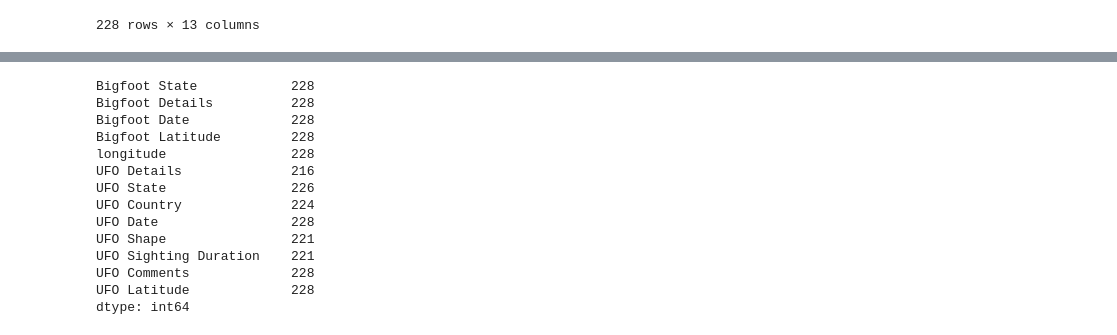
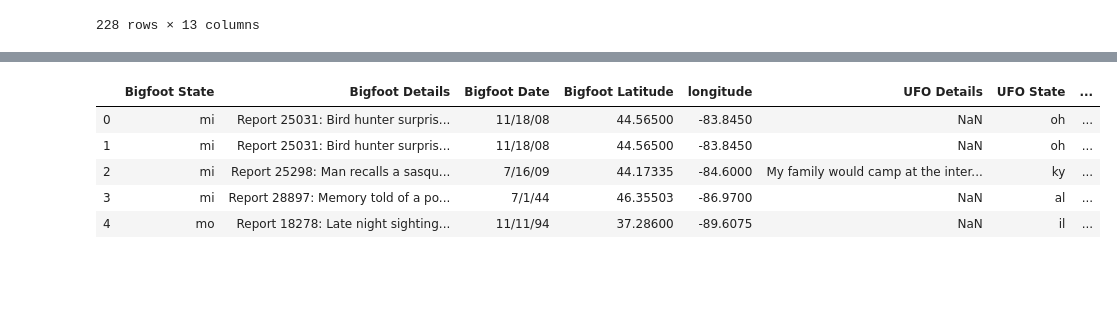
Before and after one commit to RaveElevator/ETL-Project, a Jupyter notebook: bf_ufo_db.ipynb, the cells around one changed output, grey strips where cells are left out. Drawn from its saved outputs; the diff is of its cells as text; code cells hidden in the pictures; blank space fills up the shorter version.

```diff
--- a/bf_ufo_db.ipynb
+++ b/bf_ufo_db.ipynb
@@ -88 +108,16 @@ merge_df_rename
+# %%
+#Remove the extra commas to ensure that the csv will read into the database correctly.
+
+cols = ['Bigfoot State', 'Bigfoot Details', 'Bigfoot Date', 'Bigfoot Latitude', 'longitude', 'UFO Details', 'UFO State',
+       'UFO Country', 'UFO Date', 'UFO Shape', 'UFO Sighting Duration', 'UFO Comments', 'UFO Latitude']
+merge_df_rename[cols] = merge_df_rename[cols].replace({',': ';'}, regex = True)
+# %%
+merge_df_rename.head()
+# %% [output]
+|  | Bigfoot State | Bigfoot Details | Bigfoot Date | Bigfoot Latitude | longitude | UFO Details | UFO State | ... |
+| 0 | mi | Report 25031: Bird hunter surpris... | 11/18/08 | 44.56500 | -83.8450 | NaN | oh | ... |
+| 1 | mi | Report 25031: Bird hunter surpris... | 11/18/08 | 44.56500 | -83.8450 | NaN | oh | ... |
+| 2 | mi | Report 25298: Man recalls a sasqu... | 7/16/09 | 44.17335 | -84.6000 | My family would camp at the inter... | ky | ... |
+| 3 | mi | Report 28897: Memory told of a po... | 7/1/44 | 46.35503 | -86.9700 | NaN | al | ... |
+| 4 | mo | Report 18278: Late night sighting... | 11/11/94 | 37.28600 | -89.6075 | NaN | il | ... |
 # %%
@@ -96,17 +126,0 @@ merge_df_rename.to_csv('Resources/bigfoot_ufo_longitude_csv.csv')
-# %%
-merge_df_rename.count()
-# %% [output]
-Bigfoot State            228
-Bigfoot Details          228
-Bigfoot Date             228
-Bigfoot Latitude         228
-longitude                228
-UFO Details              216
-UFO State                226
-UFO Country              224
-UFO Date                 228
-UFO Shape                221
-UFO Sighting Duration    221
-UFO Comments             228
-UFO Latitude             228
-dtype: int64
```
Also changed, not shown: parts of 11 cells of this notebook, 7 other files.
